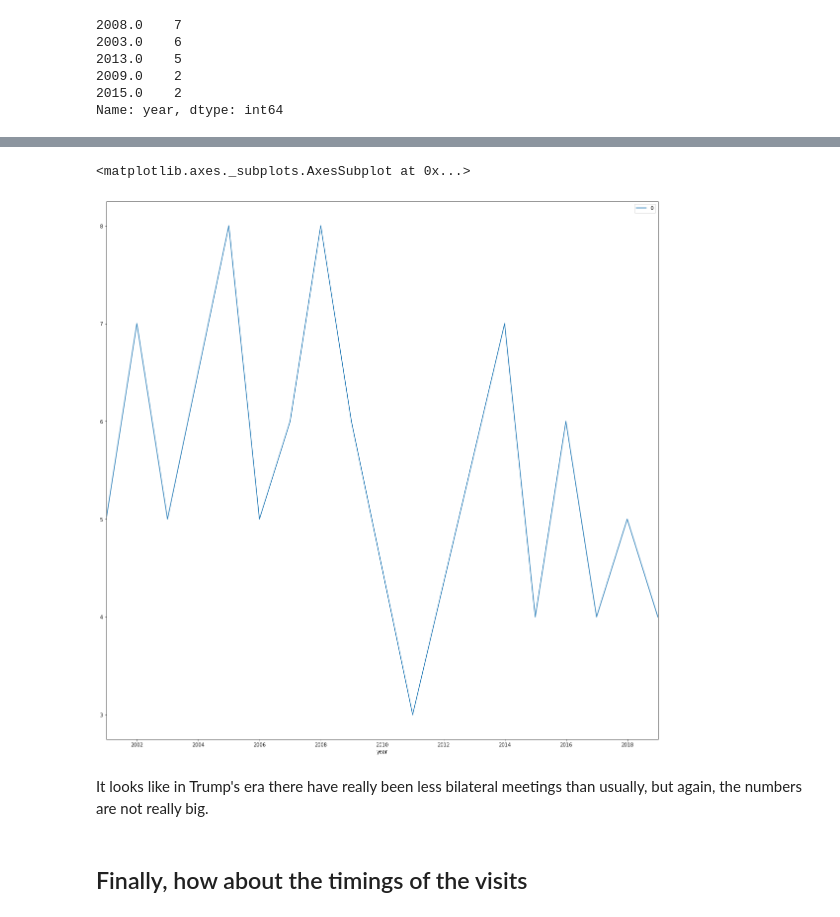
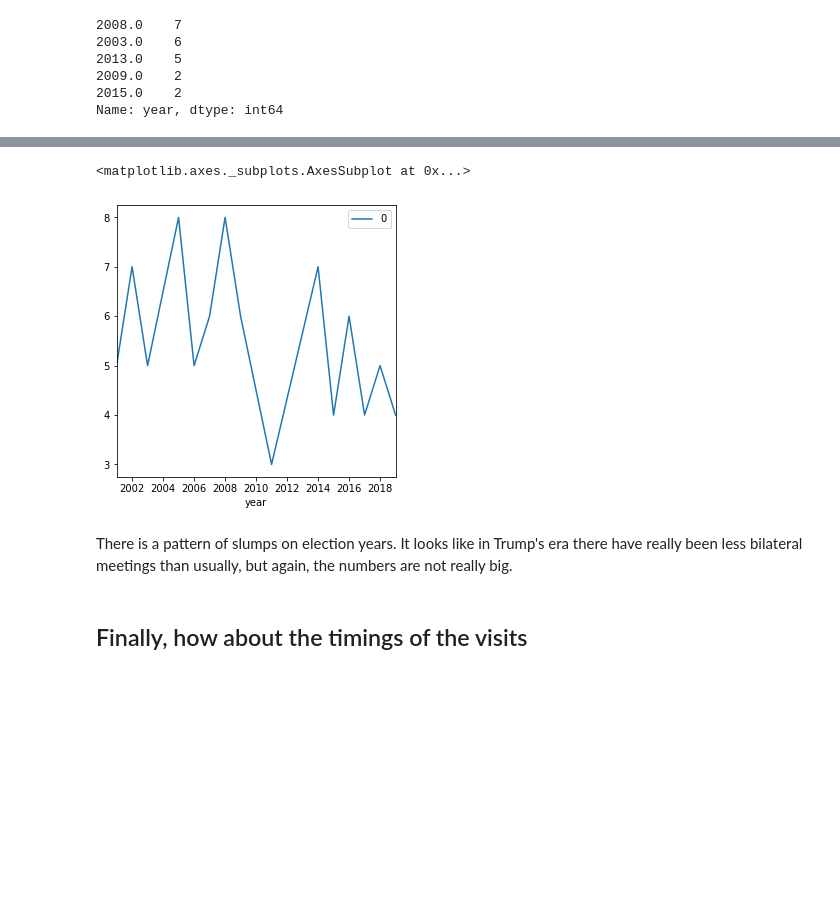
Before and after one commit to Satuhelin/Thesis, a Jupyter notebook: all-presidents_updated.ipynb, the cells around one changed output, grey strips where cells are left out. Cells and saved outputs as stored; diff of their text form; code cells hidden in the pictures; blank space fills up the shorter version.

```diff
--- a/all-presidents_updated.ipynb
+++ b/all-presidents_updated.ipynb
@@ -1740,12 +1836,12 @@ years=USA_e_b.groupby(["year"]).size().sort_values(ascending=False).head(15)
 # %%
 y=years.to_frame()
 # %%
-y.sort_values(by=['year']).plot()
+y.sort_values(by=['year']).plot(figsize=(5,5))
 # %% [output]
 <matplotlib.axes._subplots.AxesSubplot at 0x...>
-[figure, old version]
+[figure, new version]
 # %% [markdown]
-It looks like in Trump's era there have really been less bilateral meetings than usually, but again, the numbers are not really big.
+There is a pattern of slumps on election years. It looks like in Trump's era there have really been less bilateral meetings than usually, but again, the numbers are not really big.
 # %% [markdown]
 ## Finally, how about the timings of the visits
 # %% [markdown]
```
Also changed, not shown: parts of 27 cells of this notebook.
